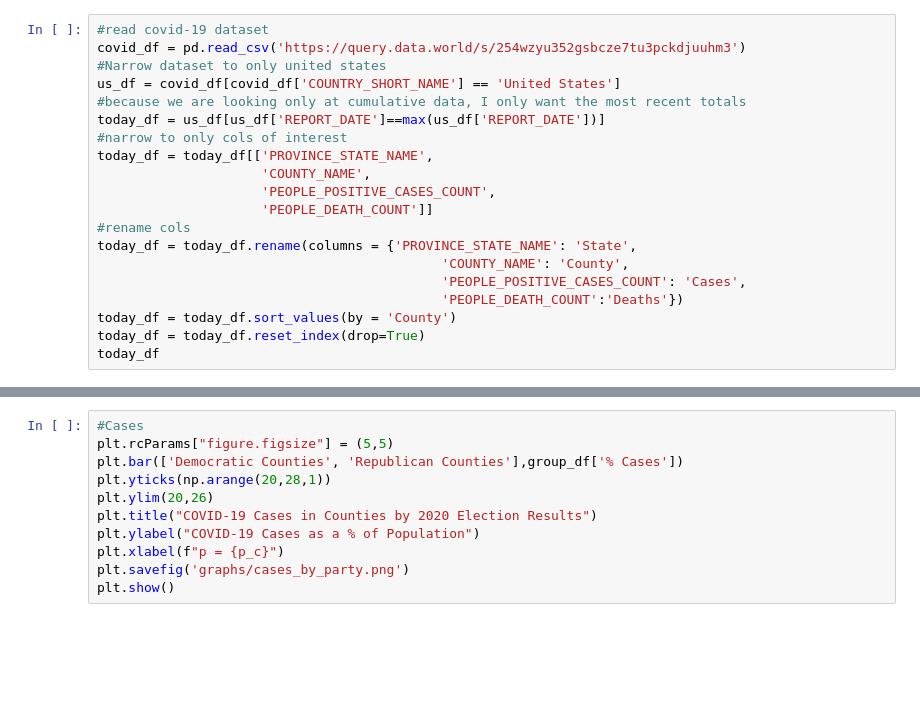
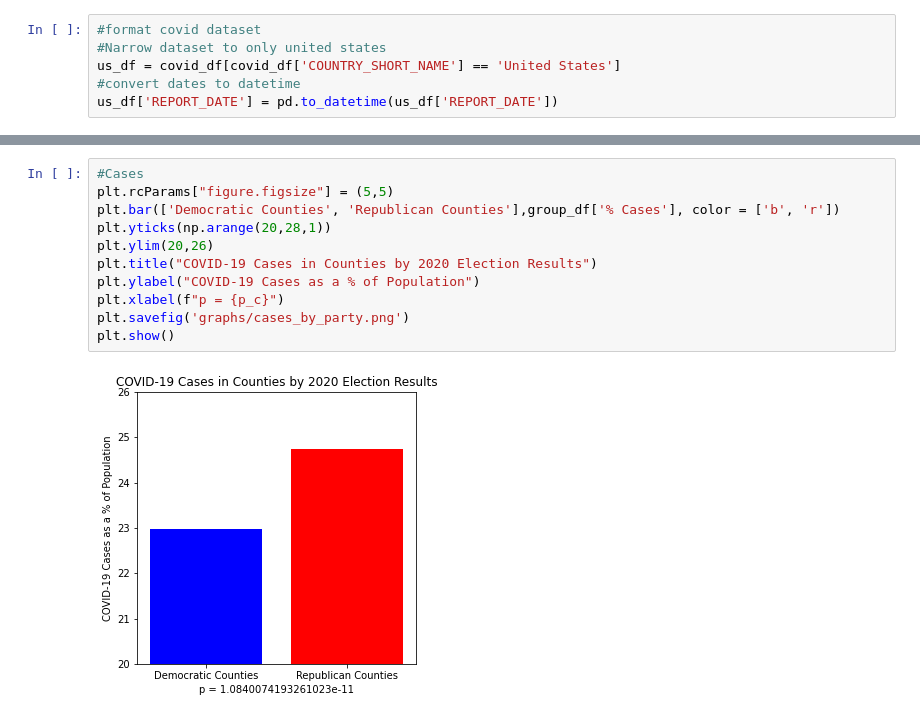
Before and after one commit to neelroyy/covid-19, a Jupyter notebook: rhiana_file.ipynb, the cells around one changed output, grey strips where cells are left out. Saved outputs shown, nothing was run; the diff lists cells and outputs as text; blank space fills up the shorter version.

```diff
--- a/rhiana_file.ipynb
+++ b/rhiana_file.ipynb
@@ -77,20 +241,6 @@ county_df
 # %%
-#read covid-19 dataset
-covid_df = pd.read_csv('https://query.data.world/s/254wzyu352gsbcze7tu3pckdjuuhm3')
+#format covid dataset
 #Narrow dataset to only united states
 us_df = covid_df[covid_df['COUNTRY_SHORT_NAME'] == 'United States']
-#because we are looking only at cumulative data, I only want the most recent totals
-today_df = us_df[us_df['REPORT_DATE']==max(us_df['REPORT_DATE'])]
-#narrow to only cols of interest
-today_df = today_df[['PROVINCE_STATE_NAME',
-                     'COUNTY_NAME',
-                     'PEOPLE_POSITIVE_CASES_COUNT',
-                     'PEOPLE_DEATH_COUNT']]
-#rename cols
-today_df = today_df.rename(columns = {'PROVINCE_STATE_NAME': 'State',
-                                            'COUNTY_NAME': 'County',
-                                            'PEOPLE_POSITIVE_CASES_COUNT': 'Cases',
-                                            'PEOPLE_DEATH_COUNT':'Deaths'})
-today_df = today_df.sort_values(by = 'County')
-today_df = today_df.reset_index(drop=True)
-today_df
+#convert dates to datetime
+us_df['REPORT_DATE'] = pd.to_datetime(us_df['REPORT_DATE'])
@@ -152,14 +428,16 @@ print(p_d)
 # %%
 #Cases
 plt.rcParams["figure.figsize"] = (5,5)
-plt.bar(['Democratic Counties', 'Republican Counties'],group_df['% Cases'])
+plt.bar(['Democratic Counties', 'Republican Counties'],group_df['% Cases'], color = ['b', 'r'])
 plt.yticks(np.arange(20,28,1))
 plt.ylim(20,26)
 plt.title("COVID-19 Cases in Counties by 2020 Election Results")
 plt.ylabel("COVID-19 Cases as a % of Population")
 plt.xlabel(f"p = {p_c}")
 plt.savefig('graphs/cases_by_party.png')
 plt.show()
+# %% [output]
+[figure, added]
 # %%
 #Deaths
 plt.rcParams["figure.figsize"] = (5,5)
```
Also changed, not shown: parts of 30 cells of this notebook, 12 other files.
